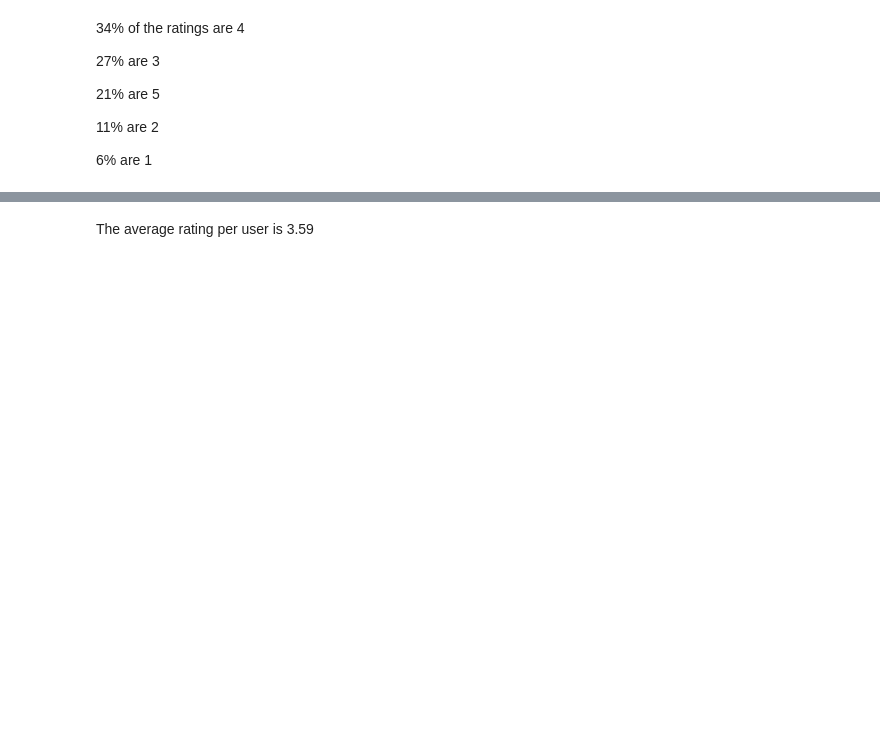
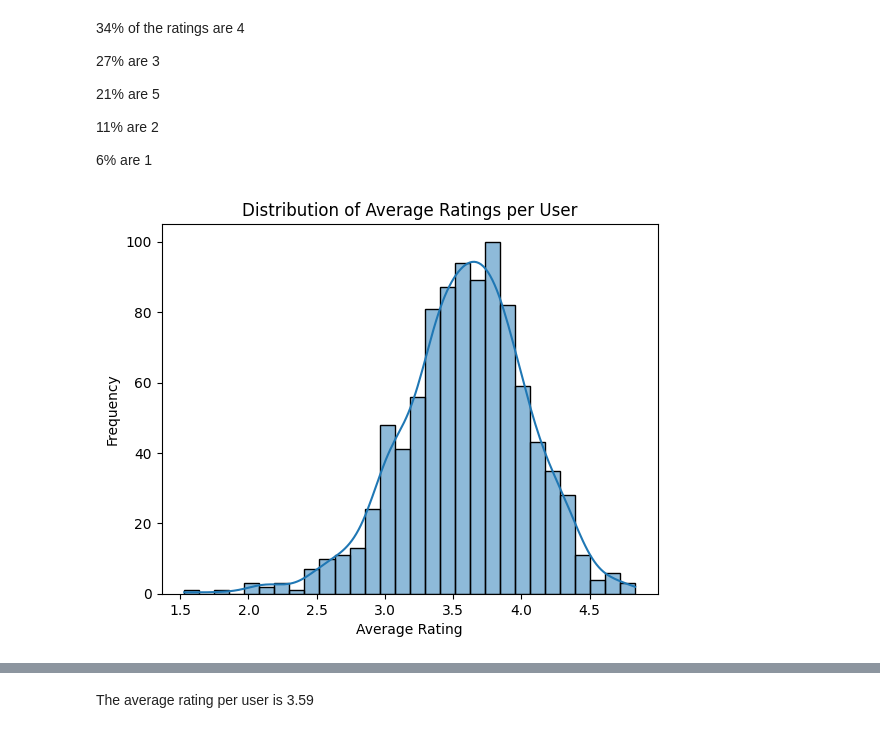
Before and after one commit to dfinel/ITC_assignments, a Jupyter notebook: recommender/Recommender_Systems_exercise.ipynb, the cells around one changed output, grey strips where cells are left out. Drawn from its saved outputs; the diff is of its cells as text; code cells hidden in the pictures; blank space fills up the shorter version.

```diff
--- a/recommender/Recommender_Systems_exercise.ipynb
+++ b/recommender/Recommender_Systems_exercise.ipynb
@@ -122,6 +122,17 @@ Name: rating, dtype: float64
 11% are 2
 
 6% are 1
+# %%
+rat_per_user_dist = df_train.groupby('uid').rating.mean()
+# %%
+import seaborn as sns
+sns.histplot(rat_per_user_dist, bins = 30, kde = True)
+plt.title('Distribution of Average Ratings per User')
+plt.xlabel('Average Rating')
+plt.ylabel('Frequency')
+plt.show()
+# %% [output]
+[figure, added]
 # %%
 avg_rat_per_user = df_train.groupby('uid').rating.mean().sum()/nbr_uniq_user
 avg_rat_per_user
```
Also changed, not shown: parts of 22 cells of this notebook.
